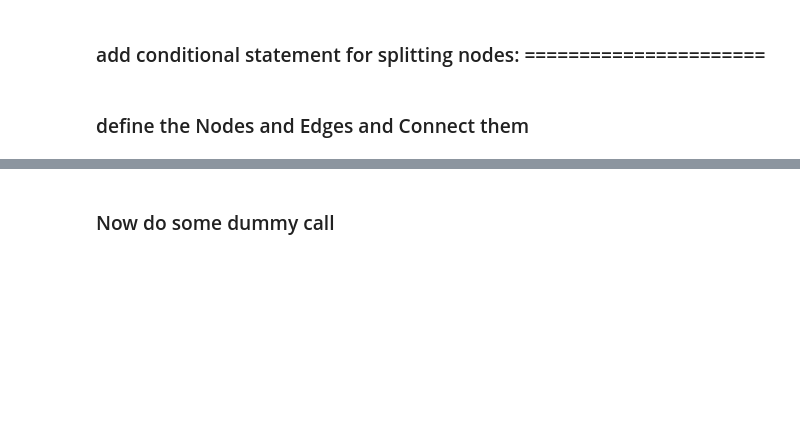
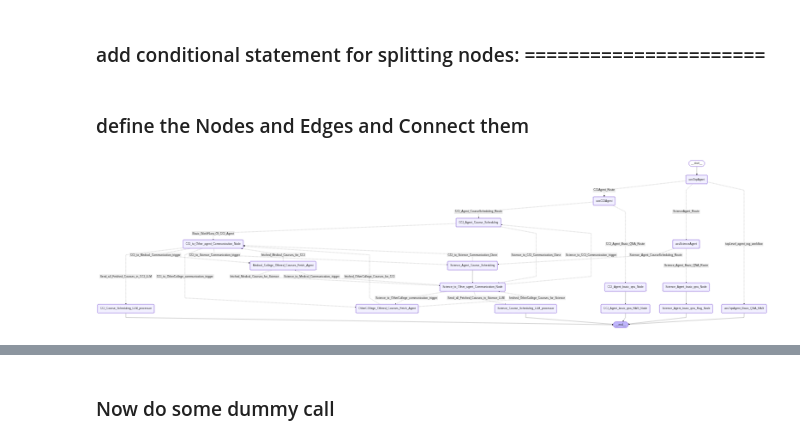
Before and after one commit to NiazMahmud2001/University_of_Sharjah_Rag_chatbot, a Jupyter notebook: Backend_agentic_AI_part/main_2.ipynb, the cells around one changed output, grey strips where cells are left out. Drawn from its saved outputs; the diff is of its cells as text; code cells hidden in the pictures; blank space fills up the shorter version.

```diff
--- a/Backend_agentic_AI_part/main_2.ipynb
+++ b/Backend_agentic_AI_part/main_2.ipynb
@@ -523,6 +539,8 @@ def CCI_Agent_basic_qna_RAG_Processor(state: UOS_AgentState): # it will be added
             "Only give the final structured answer directly, in human-readable form."
         )),
         HumanMessage(content=(
+            f"Student Personal Information are given below: \n"
+            f"Standing:{state.standing} | campus(Mens/Main/Women):{state.mensOrWomCampus} | student-yearOfStudy:{state.yearOfStudy} | College:{state.college} | Department:{state.department} | Completed-Credit-Hour:{state.StudentAlreadyCompletedCredits} | Already-Completed-Courses:{state.studentAlreadyCompletedCourses}. \n"
             f"Student Question: {state.student_query}\n"
             f"Retrieved texts: {CCI_chain_docs}"
         ))
@@ -596,6 +614,8 @@ def Science_Agent_basic_qna_RAG_Processor(state: UOS_AgentState): # it will be a
             "Only give the final structured answer directly, in human-readable form."
         )),
         HumanMessage(content=(
+            f"Student Personal Information are given below: \n"
+            f"Standing:{state.standing} | campus(Mens/Main/Women):{state.mensOrWomCampus} | student-yearOfStudy:{state.yearOfStudy} | College:{state.college} | Department:{state.department} | Completed-Credit-Hour:{state.StudentAlreadyCompletedCredits} | Already-Completed-Courses:{state.studentAlreadyCompletedCourses}. \n"
             f"Student Question: {state.student_query}\n"
             f"Retrieved texts: {Science_chain_docs}"
         ))
@@ -907,30 +977,36 @@ def Science_agent_routing_model(state: UOS_AgentState):
 # CCI agent to Science/Medical/otherCollege iterative Communication
 def CCI_agent_communication_routing_model(state: UOS_AgentState):
 
-    if state.CCI_to_Medical_communication == False:
+    if state.CCI_to_Science_Communication == False:
+        return 'CCI_to_Science_Communication_trigger'
+
+    elif state.CCI_to_Medical_communication == False:
         return "CCI_to_Medical_Communication_trigger"
 
     elif state.CCI_to_OtherCollge_Communication == False:
         return "CCI_to_OtherCollege_communication_trigger"
 
-    elif state.CCI_to_Medical_communication == True and state.CCI_to_OtherCollge_Communication==True:
+    elif state.CCI_to_Medical_communication == True and state.CCI_to_OtherCollge_Communication==True and state.CCI_to_Science_Communication==True:
         return "Send_all_Fetched_Courses_in_CCI_LLM"
-
 
 
 # Science agent to CCI/Medical/otherCollege iterative Communication
 def Science_agent_communication_routing_model(state: UOS_AgentState):
-    if state.Science_to_Medical_communication == False:
+    if state.Science_to_CCI_Communication == False:
+         return 'Science_to_CCI_Communication_trigger'
+
+    elif state.Science_to_Medical_communication == False:
         return "Science_to_Medical_Communication_trigger"
 
     elif state.Science_to_OtherCollge_Communication == False:
         return "Science_to_OtherCollege_communication_trigger"
 
-    elif state.Science_to_Medical_communication == True and state.Science_to_OtherCollge_Communication == True :
+    elif state.Science_to_Medical_communication == True and state.Science_to_OtherCollge_Communication == True and state.Science_to_CCI_Communication==True:
         return "Send_all_Fetched_Courses_in_Science_LLM"
 
 
 
+#### CCI -> <- Medical and other All college || Science -> <- Medical and other All college communication
 # Medical College Node routing Node
 def MedicalCollege_routing_model(state: UOS_AgentState):
     if state.CCI_to_Medical_communication == True:
@@ -938,14 +1014,32 @@ def MedicalCollege_routing_model(state: UOS_AgentState):
     elif state.Science_to_Medical_communication == True:
         return "fetched_Medical_Courses_for_Science"
 
-
-
 # Other all Colleges Node Routing Node
 def OtherCollege_Routing_model(state: UOS_AgentState):
     if state.CCI_to_OtherCollge_Communication == True:
         return "fetched_OtherCollege_Courses_for_CCI"
     elif state.Science_to_OtherCollge_Communication == True:
         return "fetched_OtherCollege_Courses_for_Science"
+
+
+
+#### Science->CCI  || CCI -> Science Agent Communication : =============================================================
+# After making communication -> CCI to Science couse Scheduling -> we need to get back to 'Science Course Scheduling'
+def Science_CourseScheduling_Routing_model(state: UOS_AgentState):
+    # workflow is now in Science Couese scheduling Node ... Now it will pass the workflow to CCI Communication Node or make normal Workflow for Science Agent
+    if state.CCI_to_Science_Communication == True and state.college=="College of Computing and Informatics":
+        return "CCI_to_Science_Communication_Done"
+    else:
+        return "Basic_WorkFLow_Of_Science_Agent"
+
+
+# After making communication -> Science to CCI couse Scheduling -> we need to get back to 'CCI Course Scheduling'
+def CCI_CourseScheduling_Routing_model(state: UOS_AgentState):
+    # workflow is now in CCI Course scheduling Node ... Now it will pass the workflow to Science Communication Node or make normal Workflow for CCI Agent
+    if state.Science_to_CCI_Communication == True and state.college=="College of Science":
+        return "Science_to_CCI_Communication_Done"
+    else:
+        return "Basic_WorkFLow_Of_CCI_Agent"
 # %% [markdown]
 ### define the Nodes and Edges and Connect them
 # %%
@@ -1063,6 +1189,10 @@ graph.add_edge('Science_Course_Scheduling_LLM_processor', END)
 
 # compile the graph
 mainWorkingGaph = graph.compile()
+# %%
+mainWorkingGaph
+# %% [output]
+[figure, added]
 # %%
 from IPython.display import display, HTML
 import uuid
```
Also changed, not shown: parts of 11 cells of this notebook.
